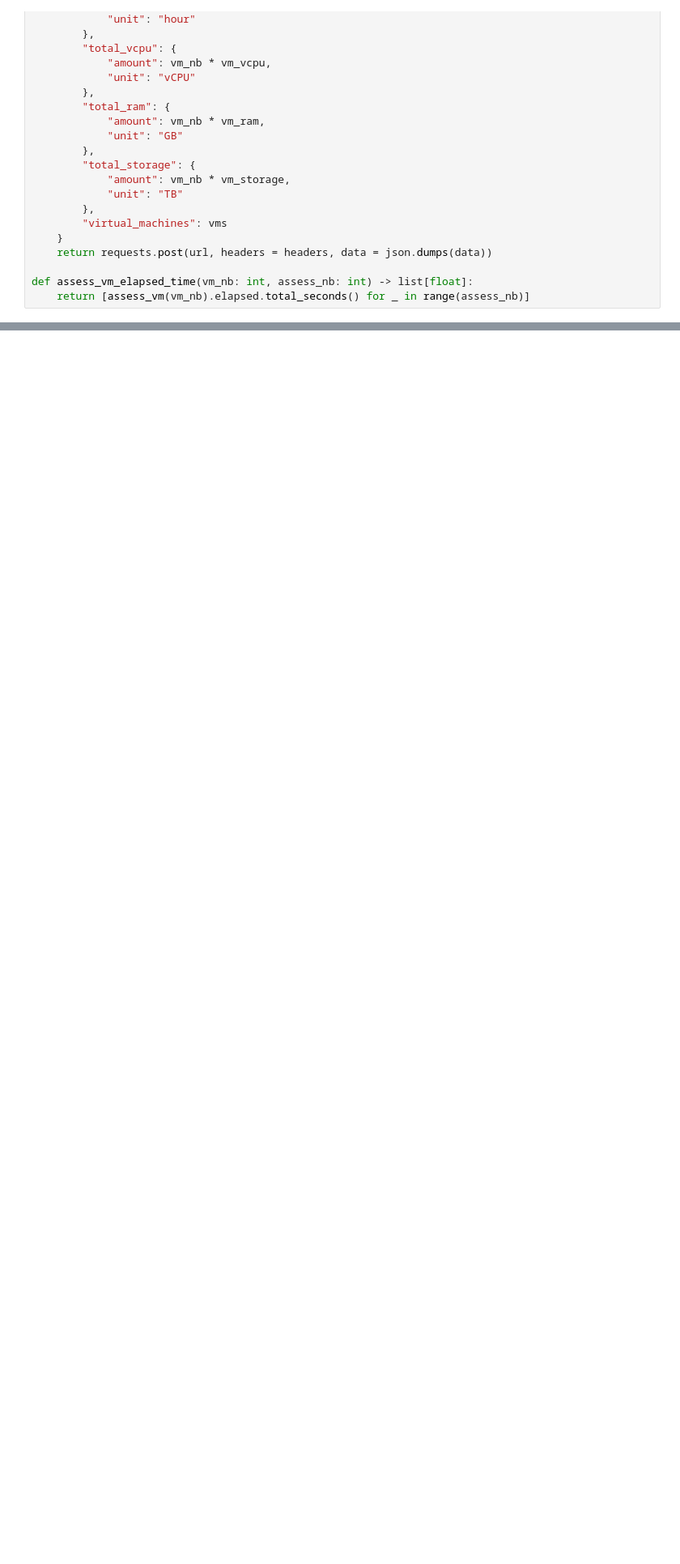
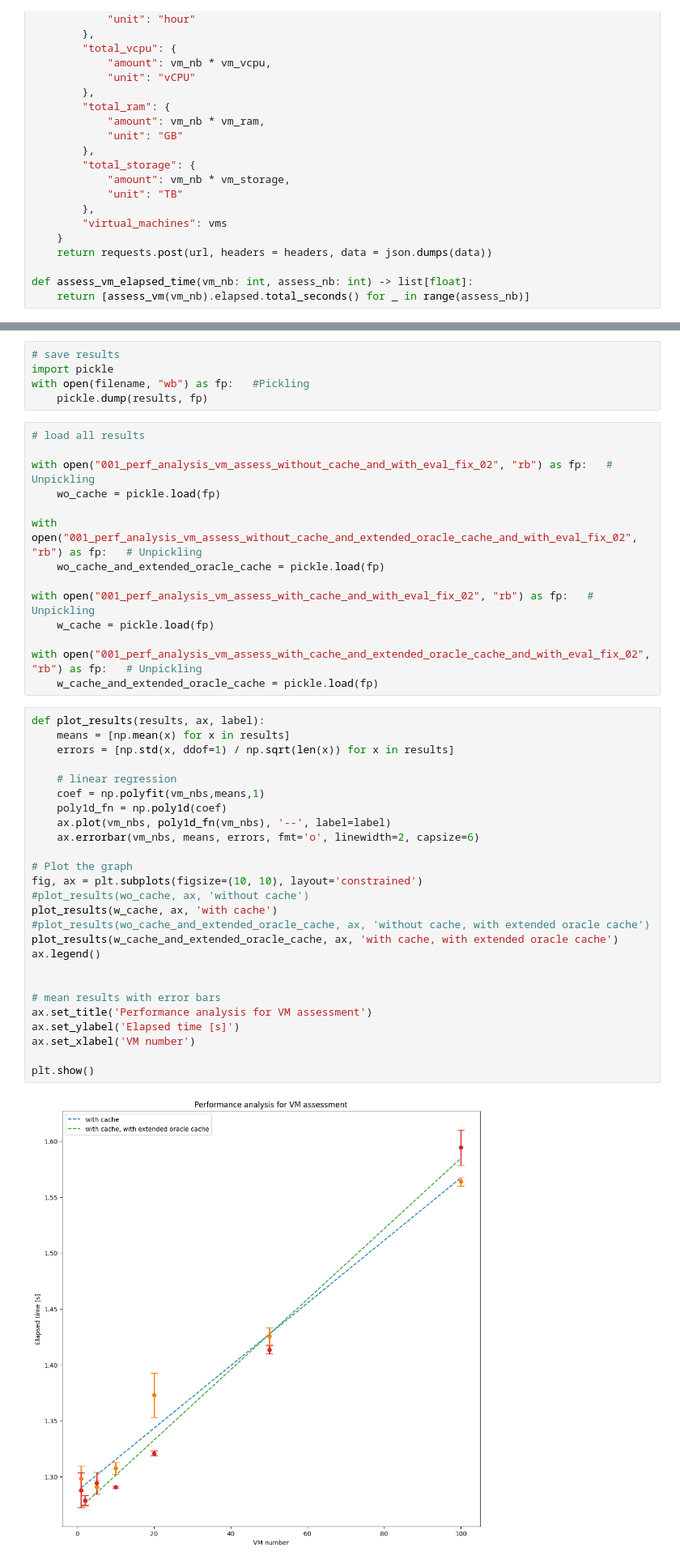
Before and after one commit to kleis-technology/cloud-assess, a Jupyter notebook: perfanalysis/perf_analysis_vm_assess.ipynb, the cells around one changed output, grey strips where cells are left out. Shown at 81% size. Saved outputs shown, nothing was run; the diff lists cells and outputs as text; blank space fills up the shorter version.

```diff
--- a/perfanalysis/perf_analysis_vm_assess.ipynb
+++ b/perfanalysis/perf_analysis_vm_assess.ipynb
@@ -92,0 +95,47 @@ fig.savefig('perf_analysis_vm_assess.png')
+# %%
+# save results
+import pickle
+with open(filename, "wb") as fp:   #Pickling
+    pickle.dump(results, fp)
+# %%
+# load all results
+
+with open("001_perf_analysis_vm_assess_without_cache_and_with_eval_fix_02", "rb") as fp:   # Unpickling
+    wo_cache = pickle.load(fp)
+
+with open("001_perf_analysis_vm_assess_without_cache_and_extended_oracle_cache_and_with_eval_fix_02", "rb") as fp:   # Unpickling
+    wo_cache_and_extended_oracle_cache = pickle.load(fp)
+
+with open("001_perf_analysis_vm_assess_with_cache_and_with_eval_fix_02", "rb") as fp:   # Unpickling
+    w_cache = pickle.load(fp)
+
+with open("001_perf_analysis_vm_assess_with_cache_and_extended_oracle_cache_and_with_eval_fix_02", "rb") as fp:   # Unpickling
+    w_cache_and_extended_oracle_cache = pickle.load(fp)
+# %%
+def plot_results(results, ax, label):
+    means = [np.mean(x) for x in results]
+    errors = [np.std(x, ddof=1) / np.sqrt(len(x)) for x in results]
+
+    # linear regression
+    coef = np.polyfit(vm_nbs,means,1)
+    poly1d_fn = np.poly1d(coef)
+    ax.plot(vm_nbs, poly1d_fn(vm_nbs), '--', label=label)
+    ax.errorbar(vm_nbs, means, errors, fmt='o', linewidth=2, capsize=6)
+
+# Plot the graph
+fig, ax = plt.subplots(figsize=(10, 10), layout='constrained')
+#plot_results(wo_cache, ax, 'without cache')
+plot_results(w_cache, ax, 'with cache')
+#plot_results(wo_cache_and_extended_oracle_cache, ax, 'without cache, with extended oracle cache')
+plot_results(w_cache_and_extended_oracle_cache, ax, 'with cache, with extended oracle cache')
+ax.legend()
+
+
+# mean results with error bars
+ax.set_title('Performance analysis for VM assessment')
+ax.set_ylabel('Elapsed time [s]')
+ax.set_xlabel('VM number')
+
+plt.show()
+# %% [output]
+[figure, added]
```
Also changed, not shown: parts of 7 cells of this notebook, 20 other files.
